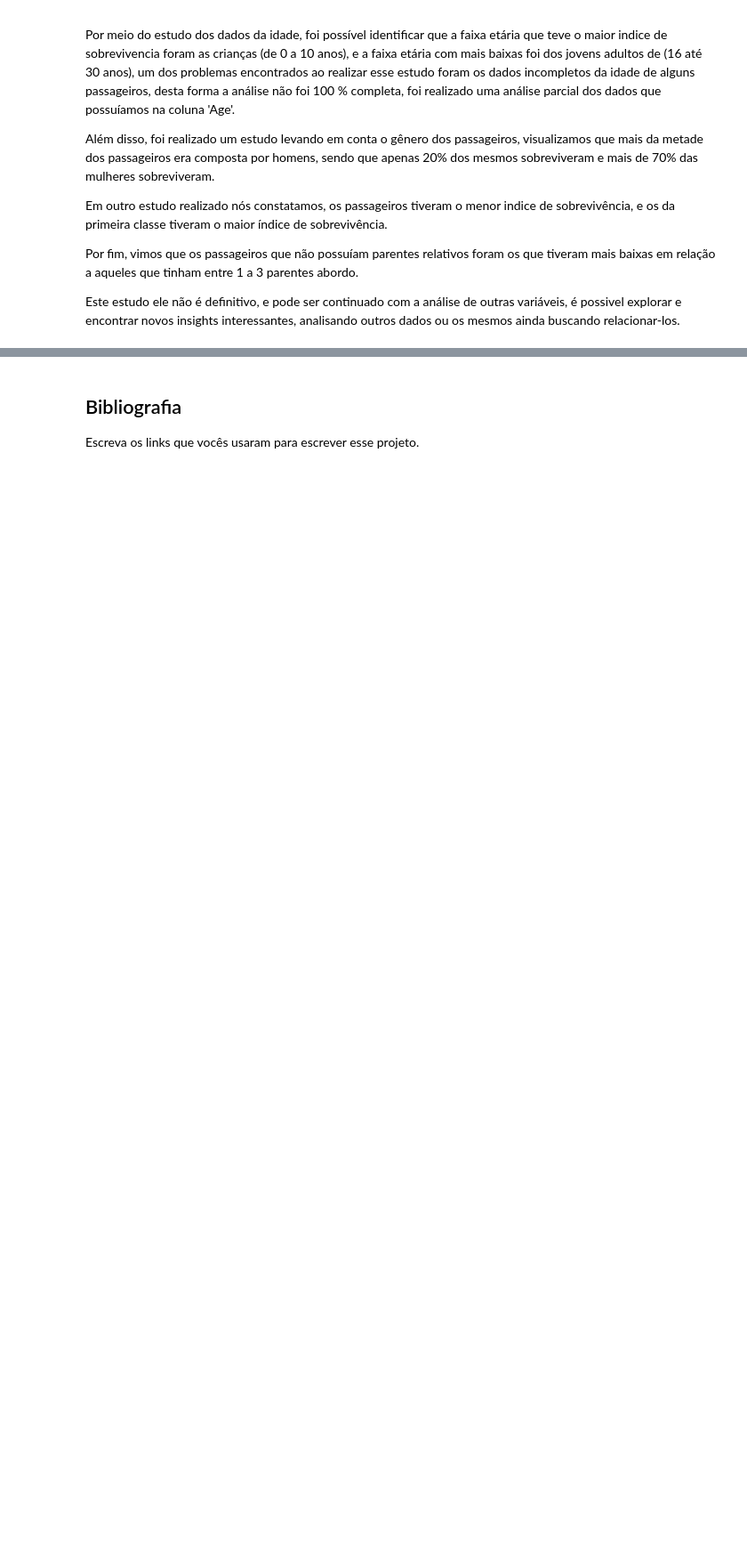
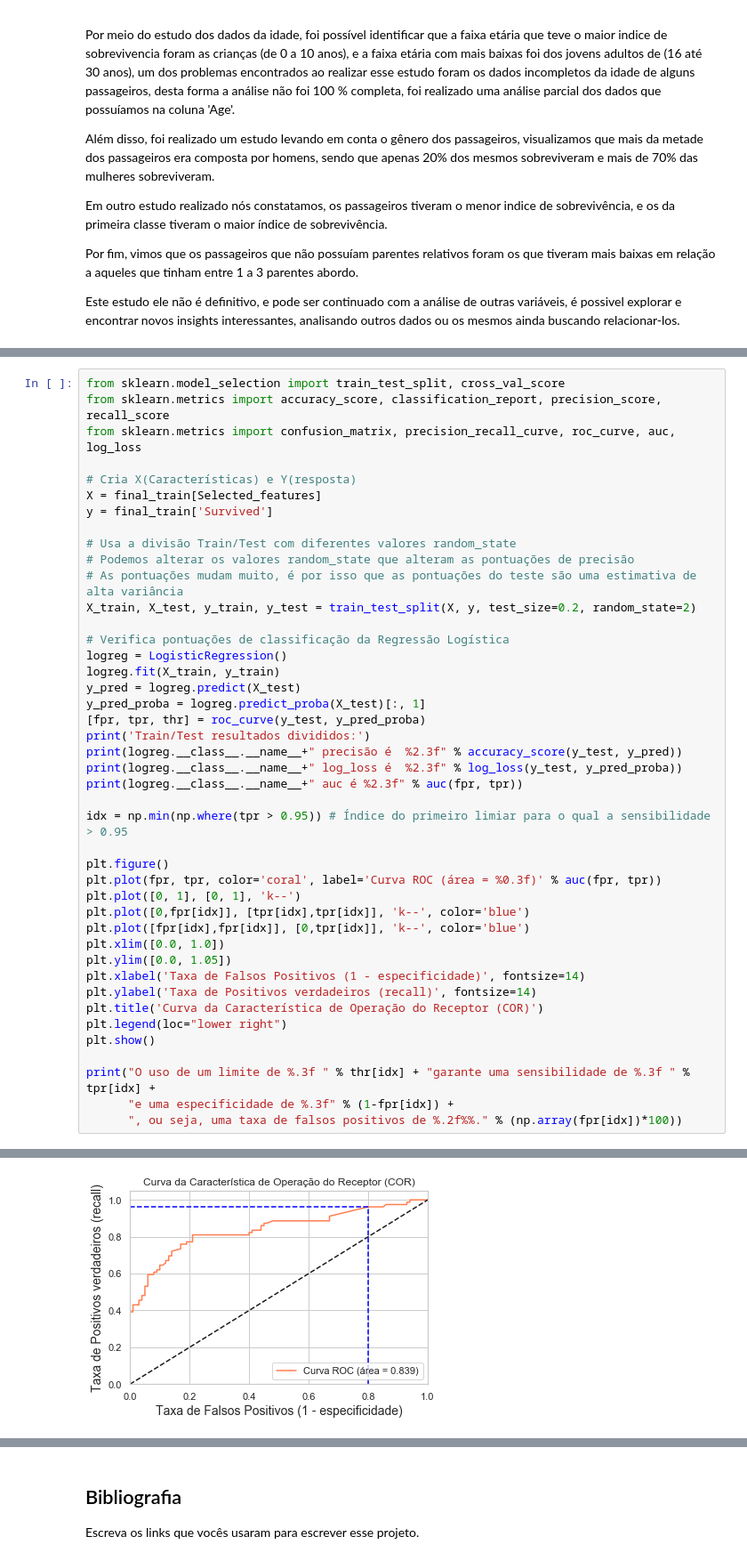
Before and after one commit to Cloker98/Titanic-Data-analysis-from-Disaster, a Jupyter notebook: projeto_ii.ipynb, the cells around one changed output, grey strips where cells are left out. Shown at 89% size. Cells and saved outputs as stored; diff of their text form; blank space fills up the shorter version.

```diff
--- a/projeto_ii.ipynb
+++ b/projeto_ii.ipynb
@@ -768,0 +931,44 @@ Este estudo ele não é definitivo, e pode ser continuado com a análise de outr
+# %%
+from sklearn.model_selection import train_test_split, cross_val_score
+from sklearn.metrics import accuracy_score, classification_report, precision_score, recall_score
+from sklearn.metrics import confusion_matrix, precision_recall_curve, roc_curve, auc, log_loss
+
+# Cria X(Características) e Y(resposta)
+X = final_train[Selected_features]
+y = final_train['Survived']
+
+# Usa a divisão Train/Test com diferentes valores random_state
+# Podemos alterar os valores random_state que alteram as pontuações de precisão
+# As pontuações mudam muito, é por isso que as pontuações do teste são uma estimativa de alta variância
+X_train, X_test, y_train, y_test = train_test_split(X, y, test_size=0.2, random_state=2)
+
+# Verifica pontuações de classificação da Regressão Logística
+logreg = LogisticRegression()
+logreg.fit(X_train, y_train)
+y_pred = logreg.predict(X_test)
+y_pred_proba = logreg.predict_proba(X_test)[:, 1]
+[fpr, tpr, thr] = roc_curve(y_test, y_pred_proba)
+print('Train/Test resultados divididos:')
+print(logreg.__class__.__name__+" precisão é  %2.3f" % accuracy_score(y_test, y_pred))
+print(logreg.__class__.__name__+" log_loss é  %2.3f" % log_loss(y_test, y_pred_proba))
+print(logreg.__class__.__name__+" auc é %2.3f" % auc(fpr, tpr))
+
+idx = np.min(np.where(tpr > 0.95)) # Índice do primeiro limiar para o qual a sensibilidade > 0.95
+
+plt.figure()
+plt.plot(fpr, tpr, color='coral', label='Curva ROC (área = %0.3f)' % auc(fpr, tpr))
+plt.plot([0, 1], [0, 1], 'k--')
+plt.plot([0,fpr[idx]], [tpr[idx],tpr[idx]], 'k--', color='blue')
+plt.plot([fpr[idx],fpr[idx]], [0,tpr[idx]], 'k--', color='blue')
+plt.xlim([0.0, 1.0])
+plt.ylim([0.0, 1.05])
+plt.xlabel('Taxa de Falsos Positivos (1 - especificidade)', fontsize=14)
+plt.ylabel('Taxa de Positivos verdadeiros (recall)', fontsize=14)
+plt.title('Curva da Característica de Operação do Receptor (COR)')
+plt.legend(loc="lower right")
+plt.show()
+
+print("O uso de um limite de %.3f " % thr[idx] + "garante uma sensibilidade de %.3f " % tpr[idx] +
+      "e uma especificidade de %.3f" % (1-fpr[idx]) +
+      ", ou seja, uma taxa de falsos positivos de %.2f%%." % (np.array(fpr[idx])*100))
+# %% [output]
@@ -768,0 +979 @@ Este estudo ele não é definitivo, e pode ser continuado com a análise de outr
+[figure, added]
```
Also changed, not shown: parts of 32 cells of this notebook.
